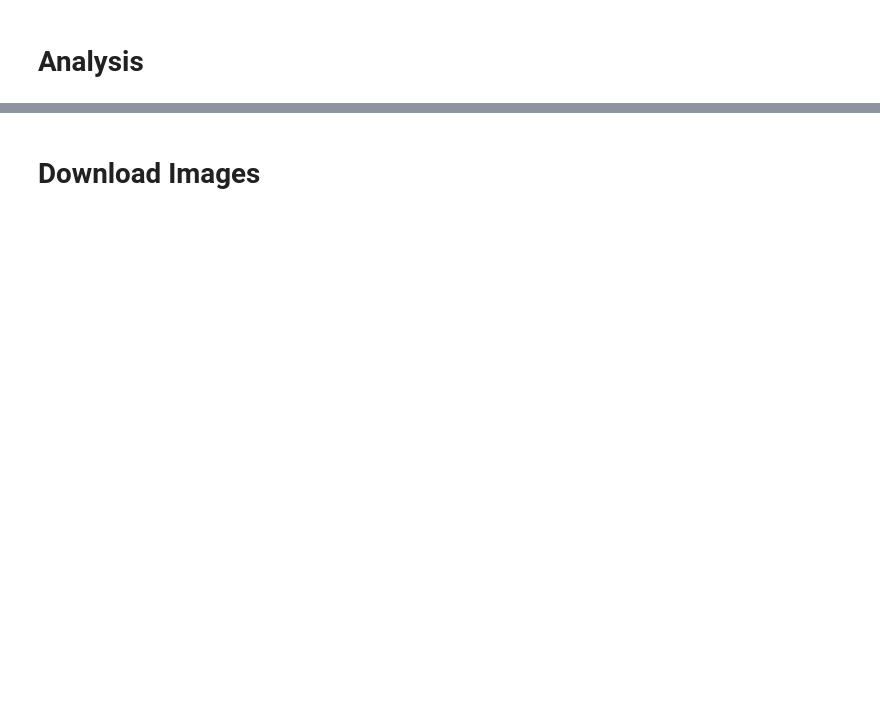
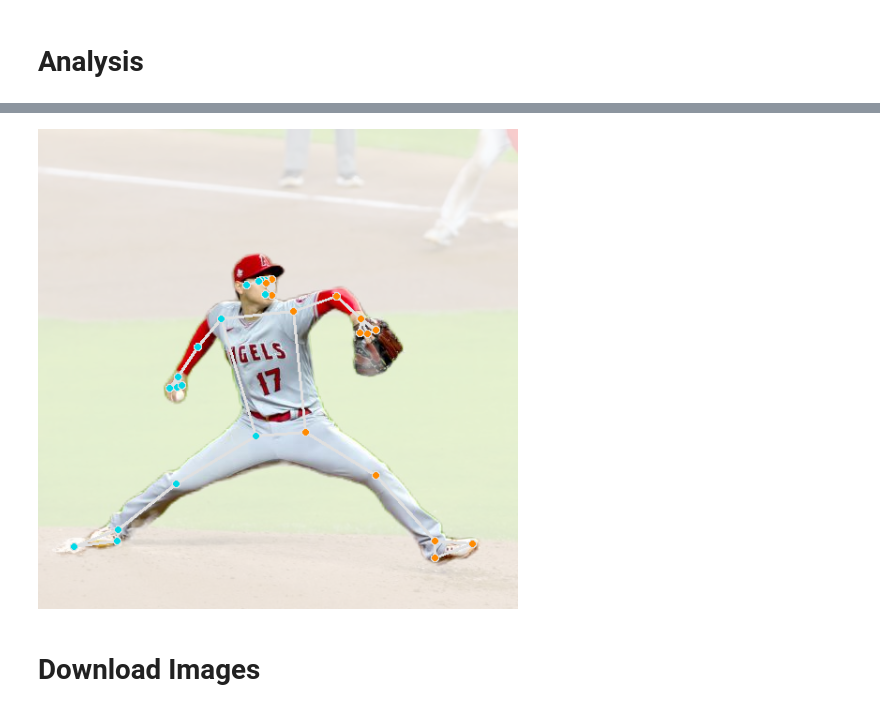
Before and after one commit to TakanariShimbo/TestGoogleColab, a Jupyter notebook: 210905_AnalysisPOSE_Image_4SmartPhone.ipynb, the cells around one changed output, grey strips where cells are left out. Drawn from its saved outputs; the diff is of its cells as text; code cells hidden in the pictures; blank space fills up the shorter version.

```diff
--- a/210905_AnalysisPOSE_Image_4SmartPhone.ipynb
+++ b/210905_AnalysisPOSE_Image_4SmartPhone.ipynb
@@ -76,7 +90,7 @@ if UseSelfImg:
   uploaded = files.upload()
 
 else:
-  file_name = "sample.jpg"
+  file_name = "Sample_AnalysisPOSE_Image.jpg"
   !wget https://raw.githubusercontent.com/TakanariShimbo/TestGoogleColab/main/Sample_AnalysisPOSE_Image.jpg
 
   uploaded = {
@@ -138,4 +166,5 @@ with mp_pose.Pose(
     resize_and_show(annotated_image)
 
     # Add annotated image to result images dict.
-    result_images['result_'+name] = annotated_image
+    result_images['Result_'+name] = annotated_image
+# %% [output]
@@ -142,3 +173,4 @@ with mp_pose.Pose(
+[figure, added]
 # %%
 for name, image in result_images.items():
   cv2.imwrite(name, image)
```
Also changed, not shown: parts of 4 cells of this notebook.
